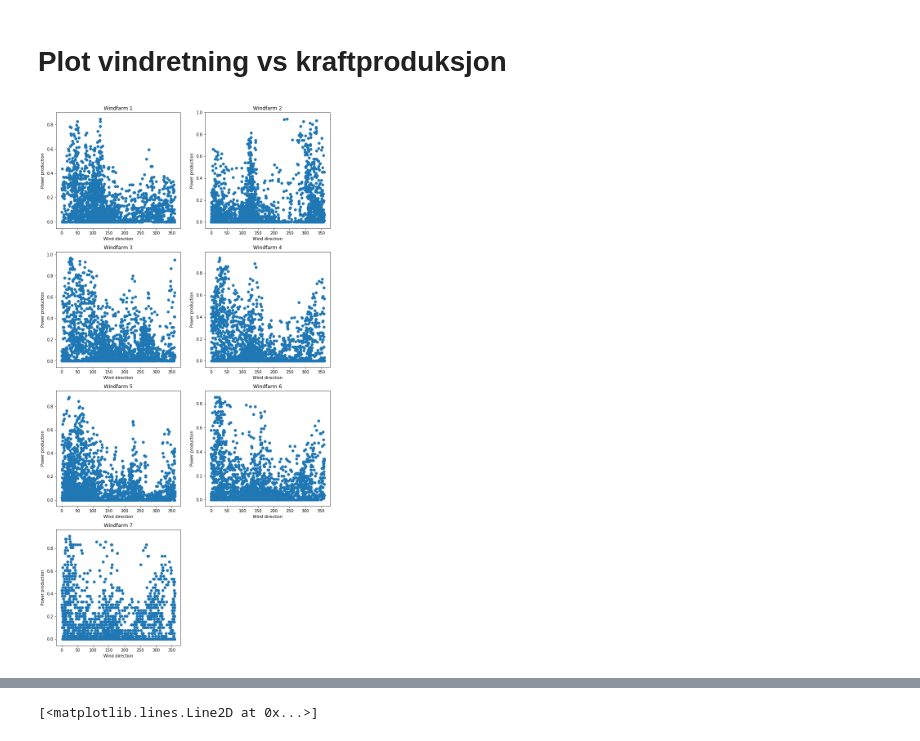
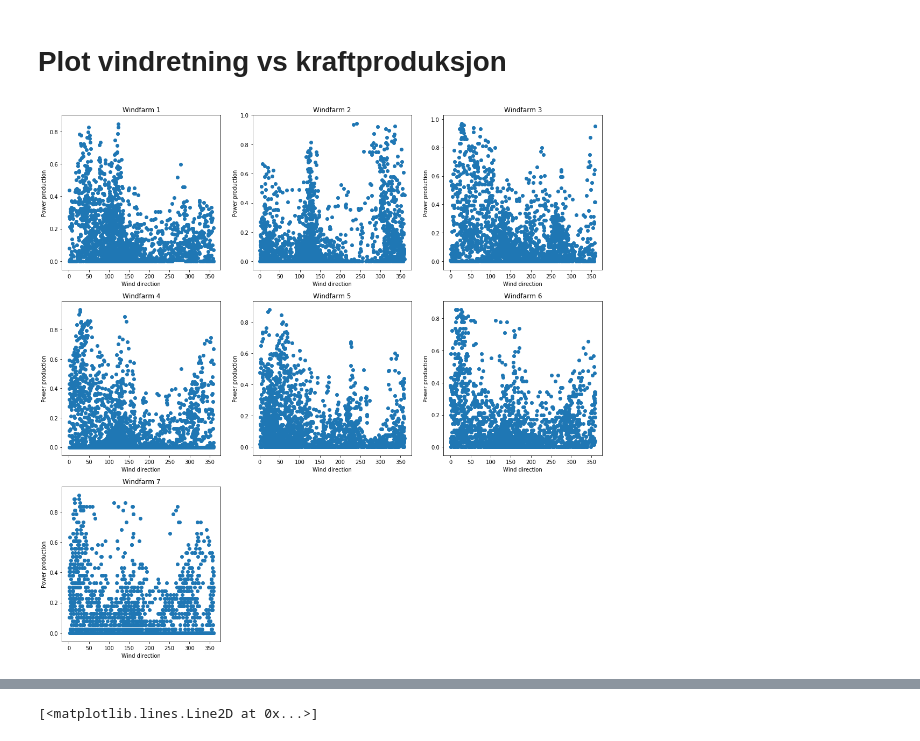
Before and after one commit to Pontius1007/TDT4859, a Jupyter notebook: Data exploration.ipynb, the cells around one changed output, grey strips where cells are left out. Cells and saved outputs as stored; diff of their text form; code cells hidden in the pictures.

```diff
--- a/Data exploration.ipynb
+++ b/Data exploration.ipynb
@@ -247,13 +271,13 @@ dfForecast = pd.DataFrame(data=fdict)
 # %%
 # Plot kraftproduksjon vs vindretning for alle vindparkene:
 
-num_rows = 4
-num_cols = 2
+num_rows = 3
+num_cols = 3
 num_plots = 7
 datapoints = 2000
 plt.figure(figsize=(6*num_cols, 6*num_rows))
 for i in range(num_plots):
     plt.subplot(num_rows, num_cols, i+1)
     plot_power_vs_direction(plot_titles[i], dfForecast.iloc[:datapoints,i], train.iloc[:datapoints, i+1])
 # %% [output]
-[figure, old version]
+[figure, new version]
```
Also changed, not shown: parts of 15 cells of this notebook.
